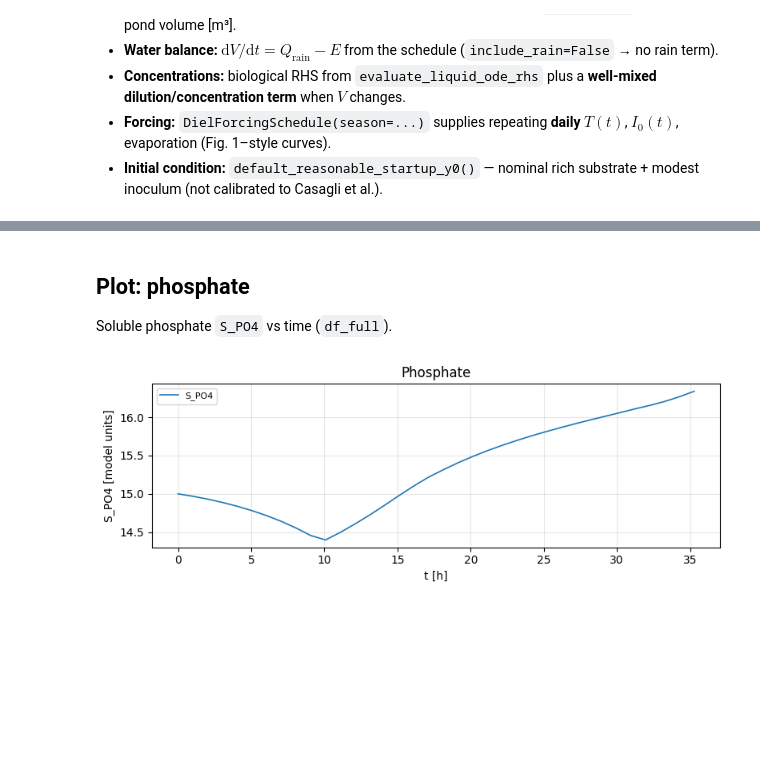
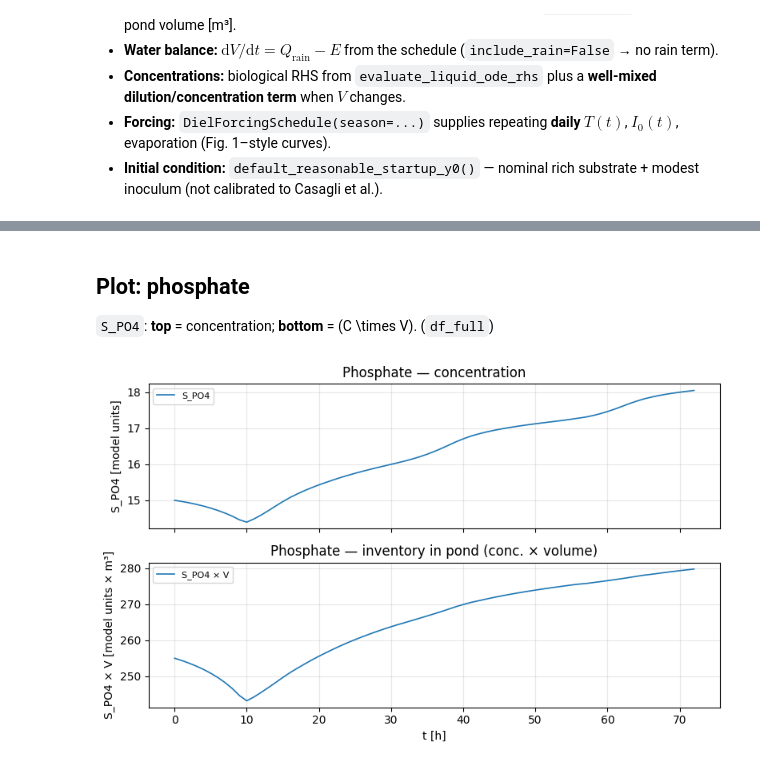
Before and after one commit to anibalrojosan/ALBATwin, a Jupyter notebook: notebooks/startup_batch_experiment.ipynb, the cells around one changed output, grey strips where cells are left out. Saved outputs shown, nothing was run; the diff lists cells and outputs as text; code cells hidden in the pictures; blank space fills up the shorter version.

```diff
--- a/notebooks/startup_batch_experiment.ipynb
+++ b/notebooks/startup_batch_experiment.ipynb
@@ -117,7 +172,7 @@ Change **`STARTUP_DAYS`** below (e.g. `1.0`, `3.0`). For **3 days** you get **73
 # %%
-STARTUP_DAYS = 1.47  # change this (e.g. 1.0, 3.0)
+STARTUP_DAYS = 3.0  # e.g. 3 -> 72 h span; 10 -> 240 h span
 
-_, meta_full, df_full = run_case(STARTUP_DAYS, "Configurable horizon")
+_, _, df_full = run_case(STARTUP_DAYS, f"Startup batch ({STARTUP_DAYS} d)")
 display(df_full.head())
 display(df_full.tail())
 # %% [output]
@@ -187,16 +306,22 @@ plt.show()
 # %% [markdown]
 ## Plot: phosphate
 
-Soluble phosphate `S_PO4` vs time (`df_full`).
+`S_PO4`: **top** = concentration; **bottom** = \(C \times V\). (`df_full`)
 # %%
-fig, ax = plt.subplots(figsize=(8, 3))
-ax.plot(df_full["t_hours"], df_full["S_PO4"], color="C0", linewidth=1.2, label="S_PO4")
-ax.set_xlabel("t [h]")
-ax.set_ylabel("S_PO4 [model units]")
-ax.set_title("Phosphate")
-ax.legend(loc="best", fontsize=8)
-ax.grid(True, alpha=0.3)
+V = df_full["volume_m3"]
+fig, (ax_c, ax_m) = plt.subplots(2, 1, sharex=True, figsize=(8, 5))
+ax_c.plot(df_full["t_hours"], df_full["S_PO4"], color="C0", linewidth=1.2, label="S_PO4")
+ax_c.set_ylabel("S_PO4 [model units]")
+ax_c.set_title("Phosphate — concentration")
+ax_c.legend(loc="best", fontsize=8)
+ax_c.grid(True, alpha=0.3)
+ax_m.plot(df_full["t_hours"], df_full["S_PO4"] * V, color="C0", linewidth=1.2, label="S_PO4 × V")
+ax_m.set_xlabel("t [h]")
+ax_m.set_ylabel("S_PO4 × V [model units × m³]")
+ax_m.set_title("Phosphate — inventory in pond (conc. × volume)")
+ax_m.legend(loc="best", fontsize=8)
+ax_m.grid(True, alpha=0.3)
 plt.tight_layout()
 plt.show()
 # %% [output]
-[figure, old version]
+[figure, new version]
```
Also changed, not shown: parts of 18 cells of this notebook, 3 other files.
